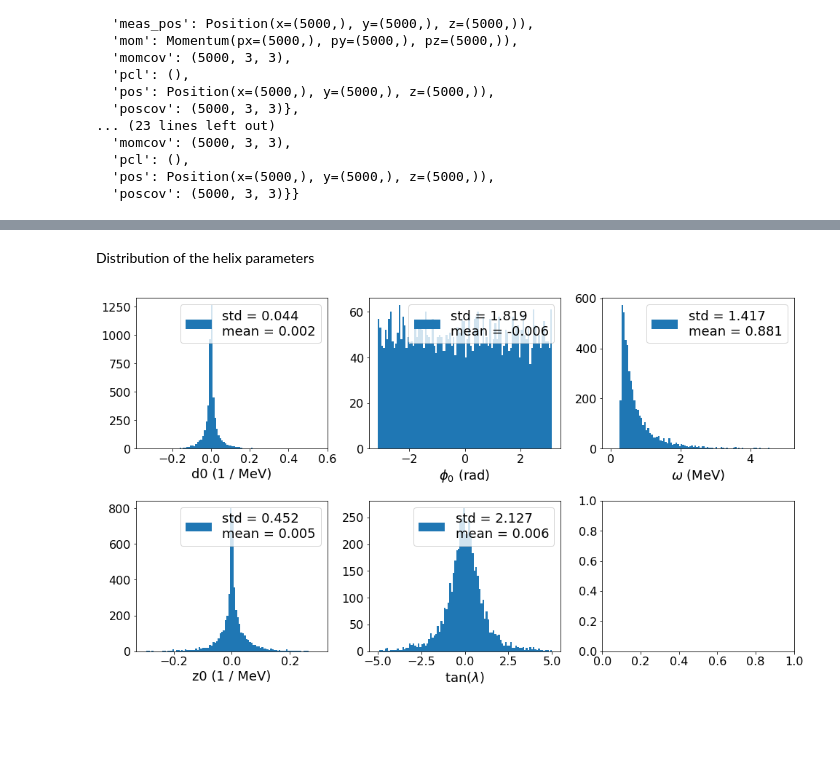
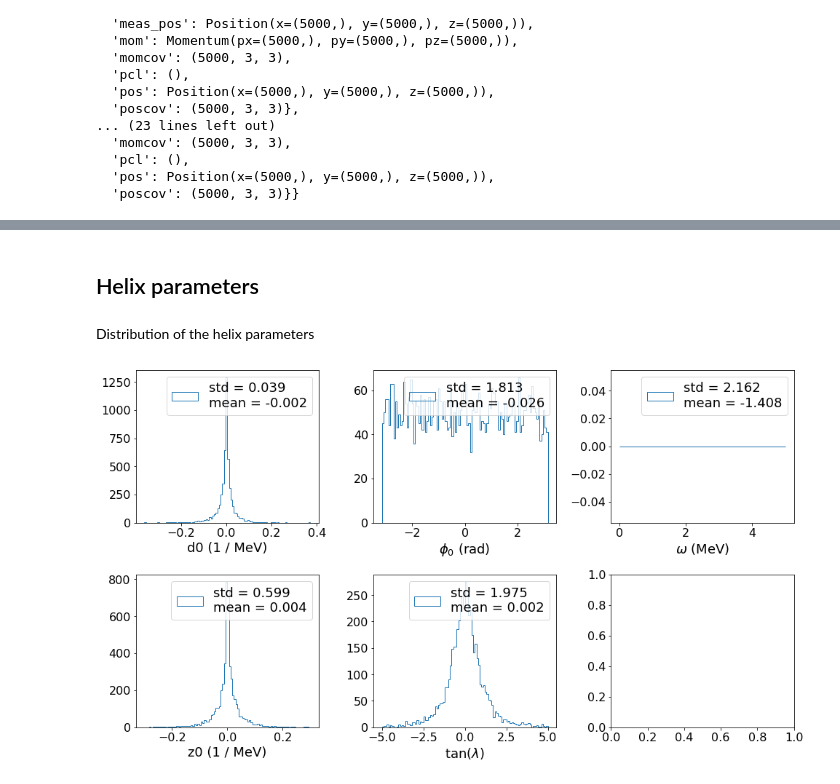
Before and after one commit to VitalyVorobyev/decay-gen, a Jupyter notebook: examples/genexample.ipynb, the cells around one changed output, grey strips where cells are left out. Saved outputs shown, nothing was run; the diff lists cells and outputs as text; code cells hidden in the pictures; blank space fills up the shorter version.

```diff
--- a/examples/genexample.ipynb
+++ b/examples/genexample.ipynb
@@ -68,5 +68,8 @@ Generated position for all particles is zero since there is $D^+$ is at rest and
+# %%
+nbins=100
 # %%
-def make_hist(ax, data, lbl, bins=100, rng=None):
-    ax.hist(data, bins=bins, label=f'std = {data.std():.3f}\nmean = {data.mean():.3f}', range=rng);
+def make_hist(ax, data, lbl, bins=nbins, rng=None):
+    ax.hist(data, bins=bins, range=rng, histtype='step',
+            label=f'std = {data.std():.3f}\nmean = {data.mean():.3f}');
     ax.set_xlabel(lbl)
     ax.legend()
@@ -92,0 +95,2 @@ def momentum_proj(ax, data):
+# %%
+pcllbl='pi-_Ks0'
@@ -123,14 +174,16 @@ fig.tight_layout()
+# %% [markdown]
+## Helix parameters
 # %% [markdown]
 Distribution of the helix parameters
 # %%
-pip_helix = events['pi+']['hel']
+helix = events[pcllbl]['hel']
 
 fig, ax = plt.subplots(ncols=3, nrows=2, figsize=(14, 8))
-make_hist(ax[0,0], pip_helix.d0, 'd0 (1 / MeV)')
-make_hist(ax[0,1], pip_helix.phi0, r'$\phi_{0}$ (rad)')
-make_hist(ax[0,2], pip_helix.omega, r'$\omega$ (MeV)', rng=[0, 5])
-make_hist(ax[1,0], pip_helix.z0, 'z0 (1 / MeV)', rng=[-0.3, 0.3])
-make_hist(ax[1,1], pip_helix.tanl, 'tan($\lambda$)', rng=[-5, 5])
+make_hist(ax[0,0], helix.d0, 'd0 (1 / MeV)')
+make_hist(ax[0,1], helix.phi0, r'$\phi_{0}$ (rad)')
+make_hist(ax[0,2], helix.omega, r'$\omega$ (MeV)', rng=[0, 5])
+make_hist(ax[1,0], helix.z0, 'z0 (1 / MeV)', rng=[-0.3, 0.3])
+make_hist(ax[1,1], helix.tanl, 'tan($\lambda$)', rng=[-5, 5])
 fig.tight_layout()
 # %% [output]
-[figure, old version]
+[figure, new version]
```
Also changed, not shown: parts of 26 cells of this notebook.
